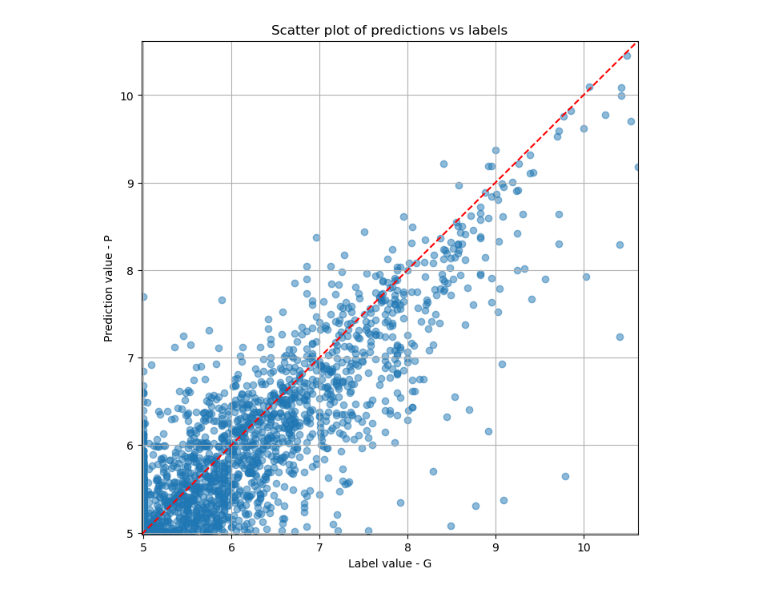
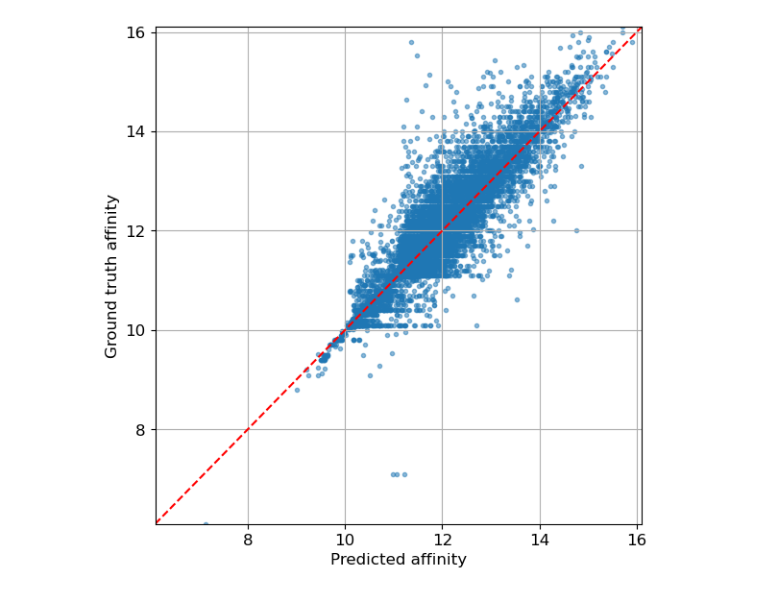
Before and after one commit to matija-marijan/PLM-GraphDTA, a Jupyter notebook: analysis/prediction.ipynb, the cells around one changed output. Drawn from its saved outputs; the diff is of its cells as text; code cells hidden in the pictures.

```diff
--- a/analysis/prediction.ipynb
+++ b/analysis/prediction.ipynb
@@ -2,7 +2,12 @@
 import torch
 import argparse
 from utils import *
+import seaborn as sns
 import matplotlib.pyplot as plt
+plt.rcParams['figure.dpi'] = 100
+plt.rcParams['hatch.linewidth'] = 0.2
+plt.rcParams['hatch.color'] = '#444444'
+plt.rcParams['font.size'] = 12
 
 from models.gat import GATNet
 from models.gat_gcn import GAT_GCN
@@ -218,0 +218,4 @@ Make prediction for 5010 samples...
+# %%
+# Test by average prediction ensembling
+P_avg = prediction_dataframe.filter(like='prediction_').mean(axis=1).values
+print(P_avg)
@@ -225,6 +320,32 @@ plot_histograms(G, P)
+# %%
+def plot_scatter(labels, predictions, save_dir = None):
+    G = labels
+    P = predictions
+
+    plt.figure(figsize=(6, 6))
+    plt.scatter(P, G, alpha=0.5, marker='.')
+    plt.xlabel('Predicted affinity')
+    plt.ylabel('Ground truth affinity')
+    # plt.title('Scatter plot of predictions vs labels')
+    plt.grid(True)
+
+    # Equal limits
+    min_val = min(G.min(), P.min())
+    max_val = max(G.max(), P.max())
+    plt.xlim(min_val, max_val)
+    plt.ylim(min_val, max_val)
+
+    # y=x line
+    plt.plot([min_val, max_val], [min_val, max_val], 'r--')
+
+    plt.tight_layout()
+
+    if save_dir is not None:
+        plt.savefig(save_dir, dpi=500)
+    plt.show()
 # %%
-# scatter_dir = 'images/scatter_plots'
-# os.makedirs(scatter_dir, exist_ok=True)
-plot_scatter(G, P)
+scatter_dir = 'results/scatter_plots/'
+os.makedirs(scatter_dir, exist_ok=True)
+plot_scatter(G, P_avg, save_dir = scatter_dir + group_name)
 # %% [output]
-[figure, old version]
+[figure, new version]
```
Also changed, not shown: parts of 14 cells of this notebook.
